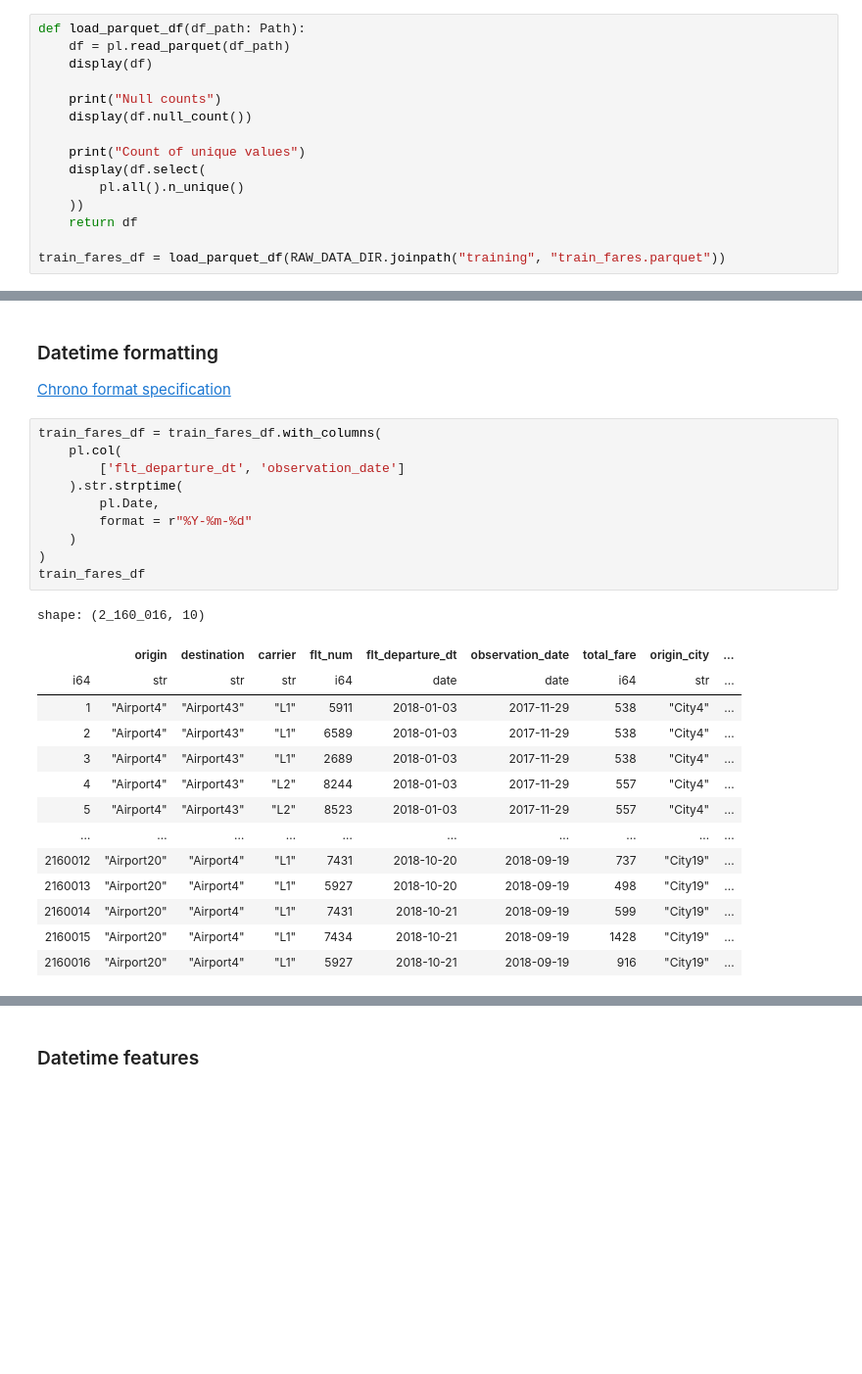
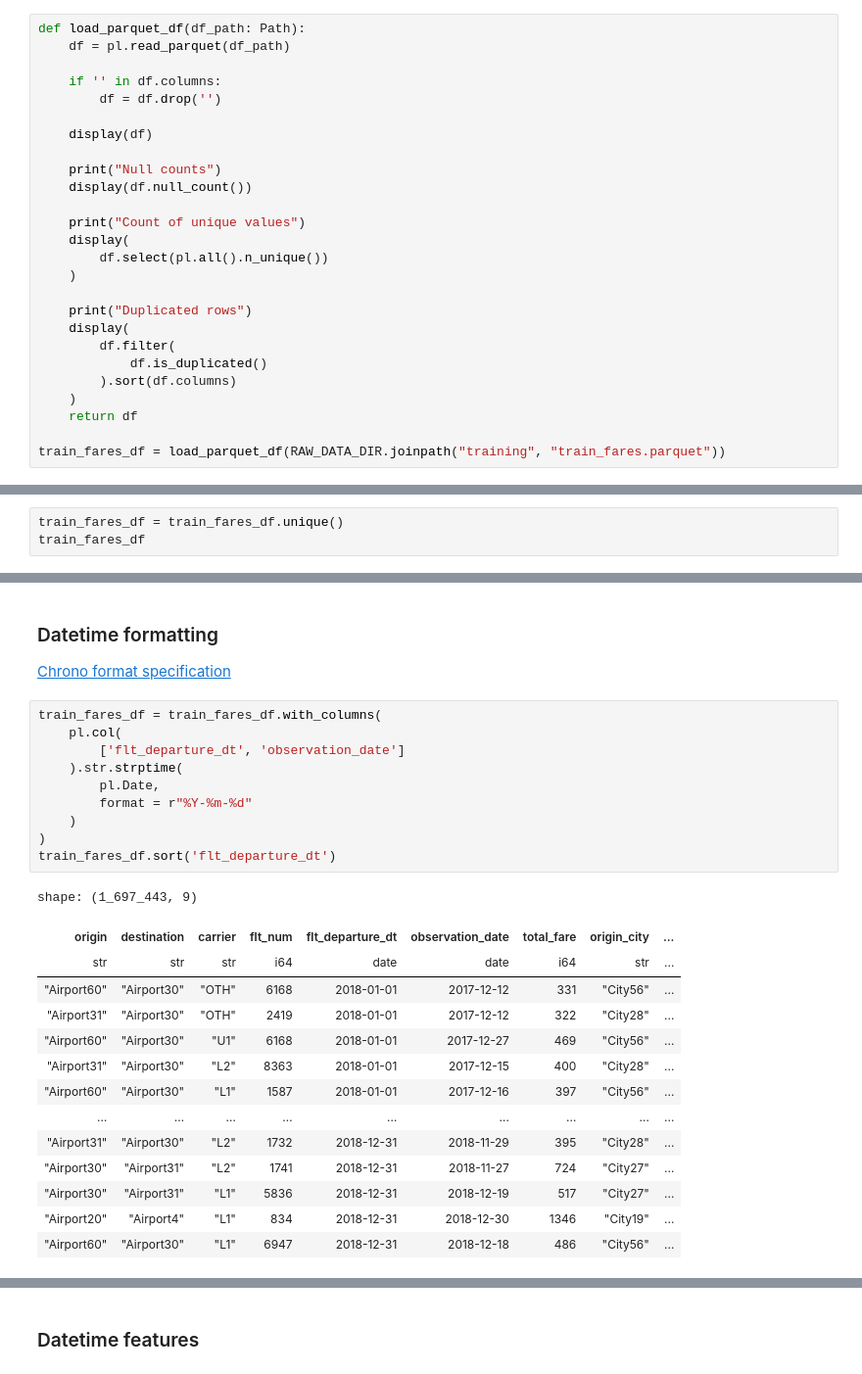
Before and after one commit to mayur7garg/FarePrediction, a Jupyter notebook: src/02 Preprocessing.ipynb, the cells around one changed output, grey strips where cells are left out. Shown: that part at 98% size. Saved outputs shown, nothing was run; the diff lists cells and outputs as text; blank space fills up the shorter version.

```diff
--- a/src/02 Preprocessing.ipynb
+++ b/src/02 Preprocessing.ipynb
@@ -25,15 +25,26 @@ True
 # %%
 def load_parquet_df(df_path: Path):
     df = pl.read_parquet(df_path)
+
+    if '' in df.columns:
+        df = df.drop('')
+
     display(df)
 
     print("Null counts")
     display(df.null_count())
 
     print("Count of unique values")
-    display(df.select(
-        pl.all().n_unique()
-    ))
+    display(
+        df.select(pl.all().n_unique())
+    )
+
+    print("Duplicated rows")
+    display(
+        df.filter(
+            df.is_duplicated()
+        ).sort(df.columns)
+    )
     return df
 
 train_fares_df = load_parquet_df(RAW_DATA_DIR.joinpath("training", "train_fares.parquet"))
@@ -182,0 +227,3 @@ shape: (1, 8)
+# %%
+train_fares_df = train_fares_df.unique()
+train_fares_df
@@ -187,28 +291,28 @@ shape: (1, 8)
 # %%
 train_fares_df = train_fares_df.with_columns(
     pl.col(
         ['flt_departure_dt', 'observation_date']
     ).str.strptime(
         pl.Date,
         format = r"%Y-%m-%d"
     )
 )
-train_fares_df
+train_fares_df.sort('flt_departure_dt')
 # %% [output]
-shape: (2_160_016, 10)
+shape: (1_697_443, 9)
-|  | origin | destination | carrier | flt_num | flt_departure_dt | observation_date | total_fare | origin_city | ... |
-| i64 | str | str | str | i64 | date | date | i64 | str | ... |
-| 1 | "Airport4" | "Airport43" | "L1" | 5911 | 2018-01-03 | 2017-11-29 | 538 | "City4" | ... |
-| 2 | "Airport4" | "Airport43" | "L1" | 6589 | 2018-01-03 | 2017-11-29 | 538 | "City4" | ... |
-| 3 | "Airport4" | "Airport43" | "L1" | 2689 | 2018-01-03 | 2017-11-29 | 538 | "City4" | ... |
-| 4 | "Airport4" | "Airport43" | "L2" | 8244 | 2018-01-03 | 2017-11-29 | 557 | "City4" | ... |
-| 5 | "Airport4" | "Airport43" | "L2" | 8523 | 2018-01-03 | 2017-11-29 | 557 | "City4" | ... |
-| … | … | … | … | … | … | … | … | … | ... |
-| 2160012 | "Airport20" | "Airport4" | "L1" | 7431 | 2018-10-20 | 2018-09-19 | 737 | "City19" | ... |
-| 2160013 | "Airport20" | "Airport4" | "L1" | 5927 | 2018-10-20 | 2018-09-19 | 498 | "City19" | ... |
-| 2160014 | "Airport20" | "Airport4" | "L1" | 7431 | 2018-10-21 | 2018-09-19 | 599 | "City19" | ... |
-| 2160015 | "Airport20" | "Airport4" | "L1" | 7434 | 2018-10-21 | 2018-09-19 | 1428 | "City19" | ... |
-| 2160016 | "Airport20" | "Airport4" | "L1" | 5927 | 2018-10-21 | 2018-09-19 | 916 | "City19" | ... |
+| origin | destination | carrier | flt_num | flt_departure_dt | observation_date | total_fare | origin_city | ... |
+| str | str | str | i64 | date | date | i64 | str | ... |
+| "Airport60" | "Airport30" | "OTH" | 6168 | 2018-01-01 | 2017-12-12 | 331 | "City56" | ... |
+| "Airport31" | "Airport30" | "OTH" | 2419 | 2018-01-01 | 2017-12-12 | 322 | "City28" | ... |
+| "Airport60" | "Airport30" | "U1" | 6168 | 2018-01-01 | 2017-12-27 | 469 | "City56" | ... |
+| "Airport31" | "Airport30" | "L2" | 8363 | 2018-01-01 | 2017-12-15 | 400 | "City28" | ... |
+| "Airport60" | "Airport30" | "L1" | 1587 | 2018-01-01 | 2017-12-16 | 397 | "City56" | ... |
+| … | … | … | … | … | … | … | … | ... |
+| "Airport31" | "Airport30" | "L2" | 1732 | 2018-12-31 | 2018-11-29 | 395 | "City28" | ... |
+| "Airport30" | "Airport31" | "L2" | 1741 | 2018-12-31 | 2018-11-27 | 724 | "City27" | ... |
+| "Airport30" | "Airport31" | "L1" | 5836 | 2018-12-31 | 2018-12-19 | 517 | "City27" | ... |
+| "Airport20" | "Airport4" | "L1" | 834 | 2018-12-31 | 2018-12-30 | 1346 | "City19" | ... |
+| "Airport60" | "Airport30" | "L1" | 6947 | 2018-12-31 | 2018-12-18 | 486 | "City56" | ... |
 # %%
 test_fares_df = test_fares_df.with_columns(
     pl.col(
```
Also changed, not shown: parts of 48 cells of this notebook.
